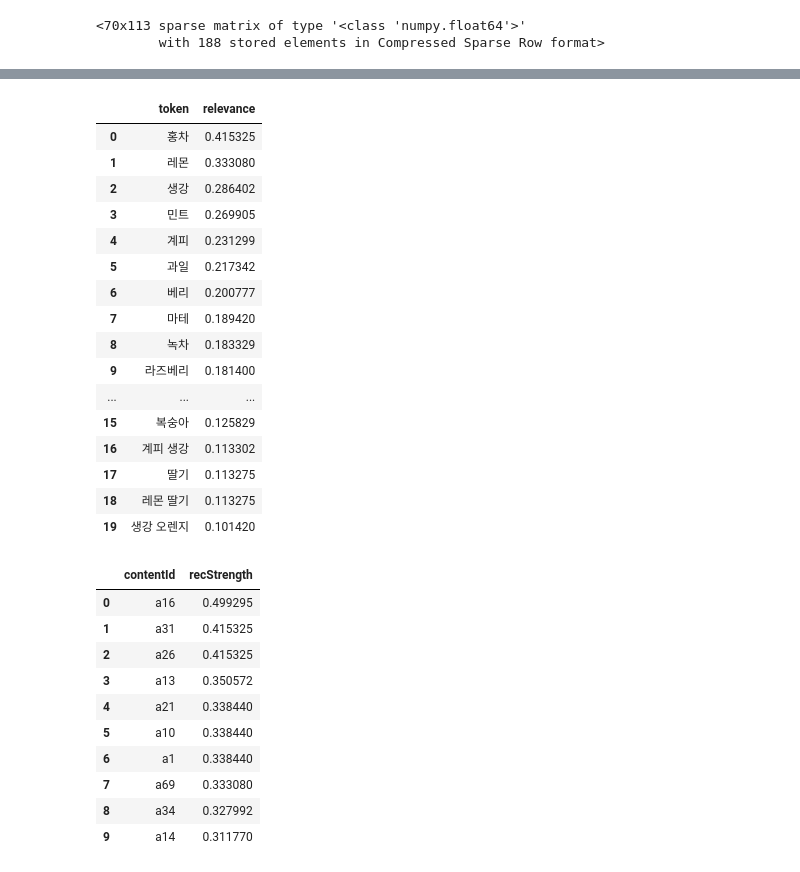
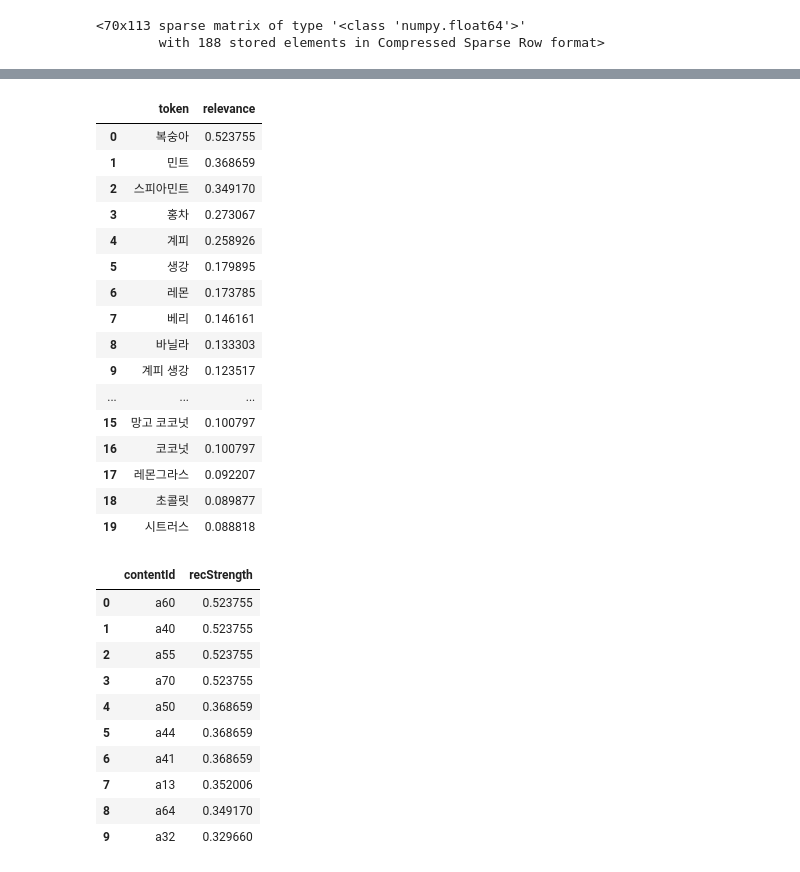
Before and after one commit to DongWooLeee/Teaable_Algorithm_Team, a Jupyter notebook: 동우/Untitled3.ipynb, the cells around one changed output, grey strips where cells are left out. Drawn from its saved outputs; the diff is of its cells as text; code cells hidden in the pictures.

```diff
--- a/동우/Untitled3.ipynb
+++ b/동우/Untitled3.ipynb
@@ -454,25 +454,25 @@ len(user_profiles)
 # %%
-myprofile = user_profiles[-8.845300e+18].flatten().tolist()
+myprofile = user_profiles[8240000000000000000 ].flatten().tolist()
 pd.DataFrame(sorted(zip(tfidf_feature_names, myprofile), key=lambda x: -x[1])[:20],
              columns=['token', 'relevance'])
 # %% [output]
 |  | token | relevance |
-| 0 | 홍차 | 0.415325 |
-| 1 | 레몬 | 0.333080 |
-| 2 | 생강 | 0.286402 |
-| 3 | 민트 | 0.269905 |
-| 4 | 계피 | 0.231299 |
-| 5 | 과일 | 0.217342 |
-| 6 | 베리 | 0.200777 |
-| 7 | 마테 | 0.189420 |
-| 8 | 녹차 | 0.183329 |
-| 9 | 라즈베리 | 0.181400 |
+| 0 | 복숭아 | 0.523755 |
+| 1 | 민트 | 0.368659 |
+| 2 | 스피아민트 | 0.349170 |
+| 3 | 홍차 | 0.273067 |
+| 4 | 계피 | 0.258926 |
+| 5 | 생강 | 0.179895 |
+| 6 | 레몬 | 0.173785 |
+| 7 | 베리 | 0.146161 |
+| 8 | 바닐라 | 0.133303 |
+| 9 | 계피 생강 | 0.123517 |
 | ... | ... | ... |
-| 15 | 복숭아 | 0.125829 |
-| 16 | 계피 생강 | 0.113302 |
-| 17 | 딸기 | 0.113275 |
-| 18 | 레몬 딸기 | 0.113275 |
-| 19 | 생강 오렌지 | 0.101420 |
+| 15 | 망고 코코넛 | 0.100797 |
+| 16 | 코코넛 | 0.100797 |
+| 17 | 레몬그라스 | 0.092207 |
+| 18 | 초콜릿 | 0.089877 |
+| 19 | 시트러스 | 0.088818 |
 # %%
 from sklearn.metrics.pairwise import cosine_similarity
 
@@ -524,16 +524,16 @@ class ContentBasedRecommender:
         return recommendations
 content_based_model = ContentBasedRecommender(item_ids, tea_new)
 # %%
-content_based_model.recommend_items(-8845300000000000000, topn=10, verbose=False)
+content_based_model.recommend_items(8240000000000000000 , topn=10, verbose=False)
 # %% [output]
 |  | contentId | recStrength |
-| 0 | a16 | 0.499295 |
-| 1 | a31 | 0.415325 |
-| 2 | a26 | 0.415325 |
-| 3 | a13 | 0.350572 |
-| 4 | a21 | 0.338440 |
-| 5 | a10 | 0.338440 |
-| 6 | a1 | 0.338440 |
-| 7 | a69 | 0.333080 |
-| 8 | a34 | 0.327992 |
-| 9 | a14 | 0.311770 |
+| 0 | a60 | 0.523755 |
+| 1 | a40 | 0.523755 |
+| 2 | a55 | 0.523755 |
+| 3 | a70 | 0.523755 |
+| 4 | a50 | 0.368659 |
+| 5 | a44 | 0.368659 |
+| 6 | a41 | 0.368659 |
+| 7 | a13 | 0.352006 |
+| 8 | a64 | 0.349170 |
+| 9 | a32 | 0.329660 |
```
Also changed, not shown: parts of 7 cells of this notebook.
